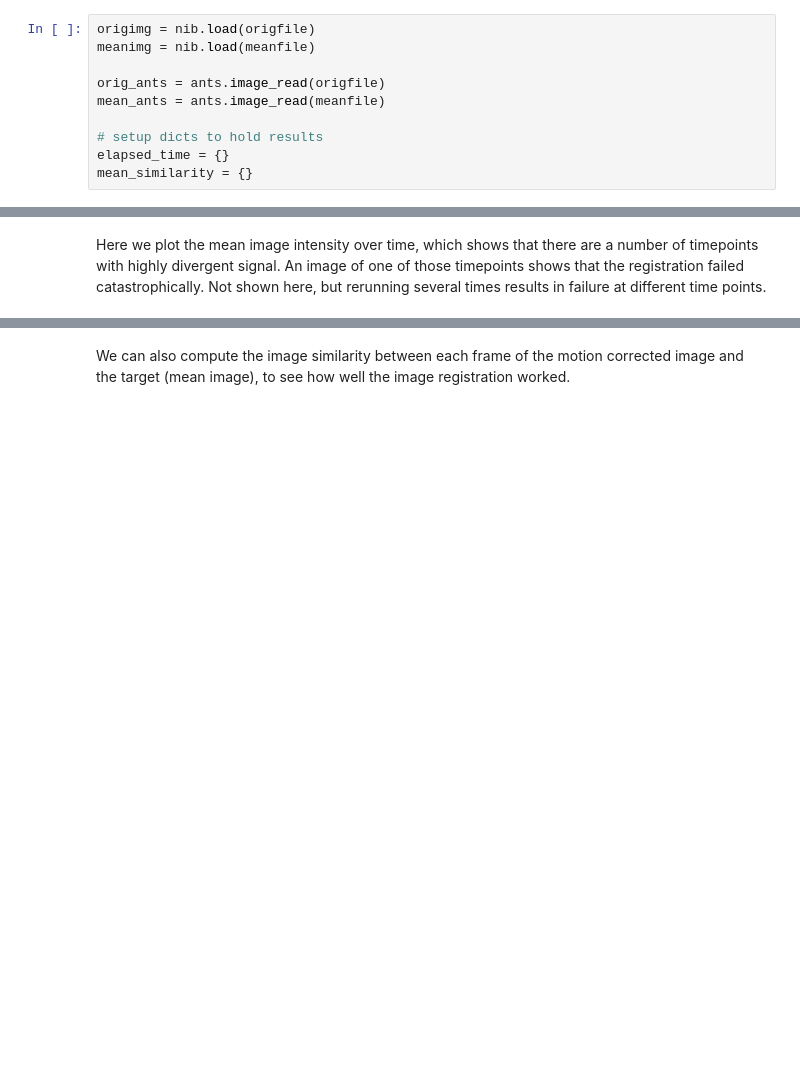
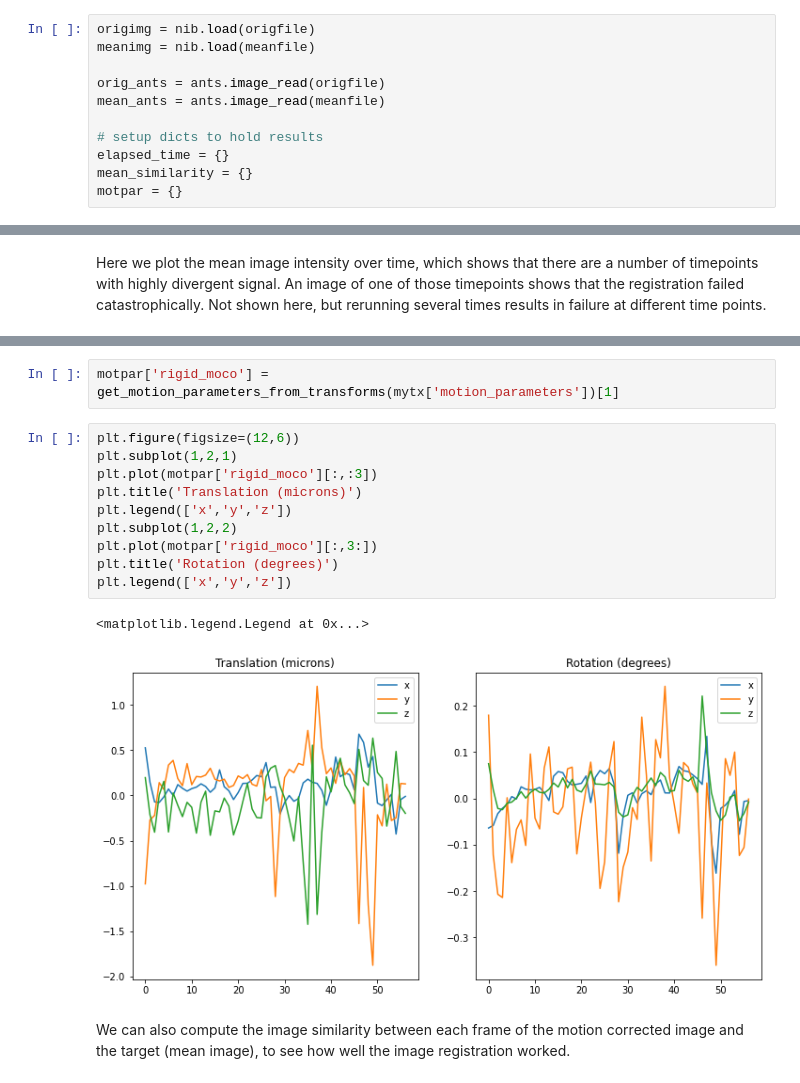
Before and after one commit to ClandininLab/brainsss2, a Jupyter notebook: filtering/MotionCorrectionTests.ipynb, the cells around one changed output, grey strips where cells are left out. Cells and saved outputs as stored; diff of their text form; blank space fills up the shorter version.

```diff
--- a/filtering/MotionCorrectionTests.ipynb
+++ b/filtering/MotionCorrectionTests.ipynb
@@ -61,3 +73,4 @@ mean_ants = ants.image_read(meanfile)
 # setup dicts to hold results
 elapsed_time = {}
 mean_similarity = {}
+motpar = {}
@@ -90,3 +108,18 @@ plot_image_means(mytx['motion_corrected'])
+# %%
+motpar['rigid_moco'] = get_motion_parameters_from_transforms(mytx['motion_parameters'])[1]
+# %%
+plt.figure(figsize=(12,6))
+plt.subplot(1,2,1)
+plt.plot(motpar['rigid_moco'][:,:3])
+plt.title('Translation (microns)')
+plt.legend(['x','y','z'])
+plt.subplot(1,2,2)
+plt.plot(motpar['rigid_moco'][:,3:])
+plt.title('Rotation (degrees)')
+plt.legend(['x','y','z'])
+# %% [output]
+<matplotlib.legend.Legend at 0x...>
+[figure, added]
 # %% [markdown]
 We can also compute the image similarity between each frame of the motion corrected image and the target (mean image), to see how well the image registration worked.
 # %%
```
Also changed, not shown: parts of 35 cells of this notebook.
